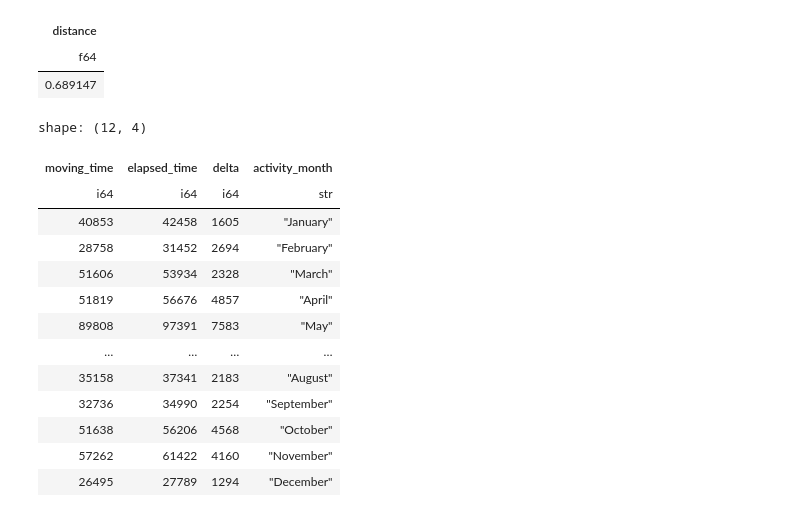
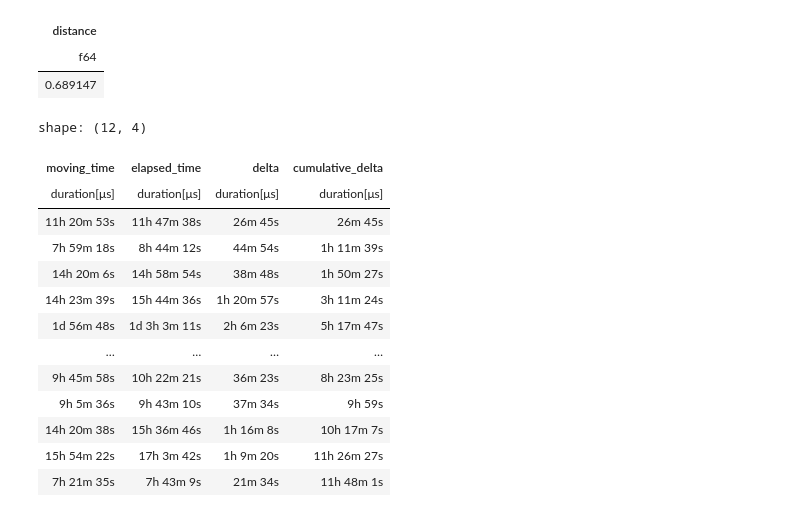
Before and after one commit to lzdnimer/strava-yis, a Jupyter notebook: analysis.ipynb, the cells around one changed output. Cells and saved outputs as stored; diff of their text form; code cells hidden in the pictures.

```diff
--- a/analysis.ipynb
+++ b/analysis.ipynb
@@ -182,25 +188,30 @@ shape: (1, 1)
 # %%
 elapsed_analysis = caption_analysis_run.group_by_dynamic("start_date_local", every="1mo").agg(
     col("moving_time").sum(),
     col("elapsed_time").sum())
 
 elapsed_analysis.select(
     col("moving_time"),
     col("elapsed_time"),
     delta = col("elapsed_time") - col("moving_time"),
-    activity_month = col("start_date_local").dt.strftime("%B"))
+).with_columns(
+    moving_time=pl.duration(seconds=col("moving_time")),
+    elapsed_time=pl.duration(seconds=col("elapsed_time")),
+    delta=pl.duration(seconds="delta"),
+    cumulative_delta=pl.duration(seconds="delta").cum_sum()
+)
 # %% [output]
 shape: (12, 4)
-| moving_time | elapsed_time | delta | activity_month |
-| i64 | i64 | i64 | str |
-| 40853 | 42458 | 1605 | "January" |
-| 28758 | 31452 | 2694 | "February" |
-| 51606 | 53934 | 2328 | "March" |
-| 51819 | 56676 | 4857 | "April" |
-| 89808 | 97391 | 7583 | "May" |
+| moving_time | elapsed_time | delta | cumulative_delta |
+| duration[μs] | duration[μs] | duration[μs] | duration[μs] |
+| 11h 20m 53s | 11h 47m 38s | 26m 45s | 26m 45s |
+| 7h 59m 18s | 8h 44m 12s | 44m 54s | 1h 11m 39s |
+| 14h 20m 6s | 14h 58m 54s | 38m 48s | 1h 50m 27s |
+| 14h 23m 39s | 15h 44m 36s | 1h 20m 57s | 3h 11m 24s |
+| 1d 56m 48s | 1d 3h 3m 11s | 2h 6m 23s | 5h 17m 47s |
 | … | … | … | … |
-| 35158 | 37341 | 2183 | "August" |
-| 32736 | 34990 | 2254 | "September" |
-| 51638 | 56206 | 4568 | "October" |
-| 57262 | 61422 | 4160 | "November" |
-| 26495 | 27789 | 1294 | "December" |
+| 9h 45m 58s | 10h 22m 21s | 36m 23s | 8h 23m 25s |
+| 9h 5m 36s | 9h 43m 10s | 37m 34s | 9h 59s |
+| 14h 20m 38s | 15h 36m 46s | 1h 16m 8s | 10h 17m 7s |
+| 15h 54m 22s | 17h 3m 42s | 1h 9m 20s | 11h 26m 27s |
+| 7h 21m 35s | 7h 43m 9s | 21m 34s | 11h 48m 1s |
```
Also changed, not shown: parts of 4 cells of this notebook.
